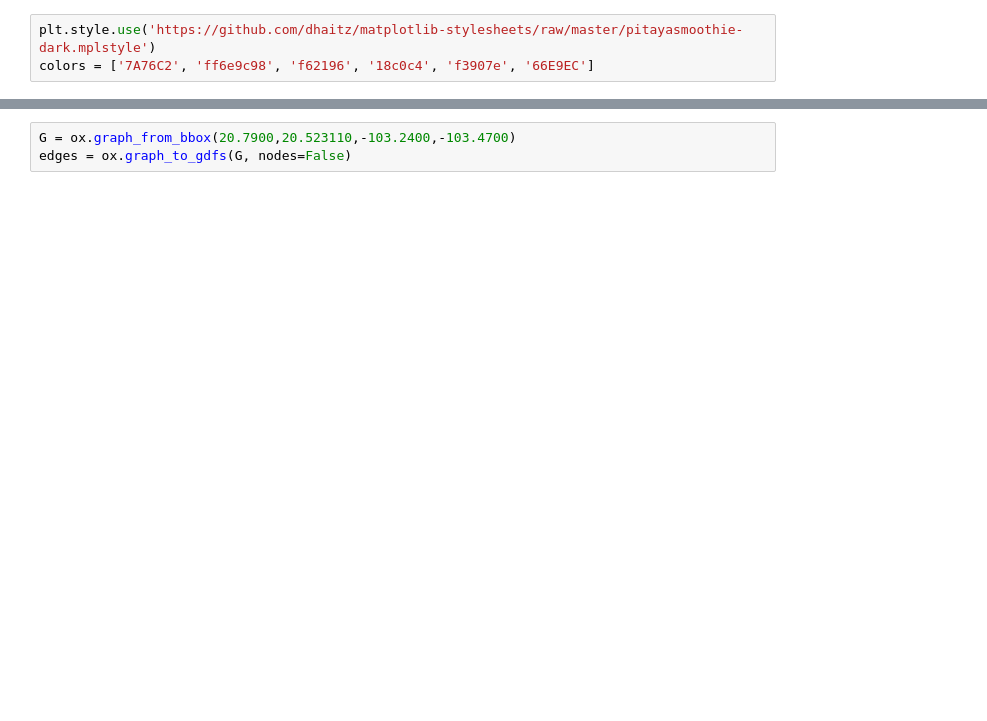
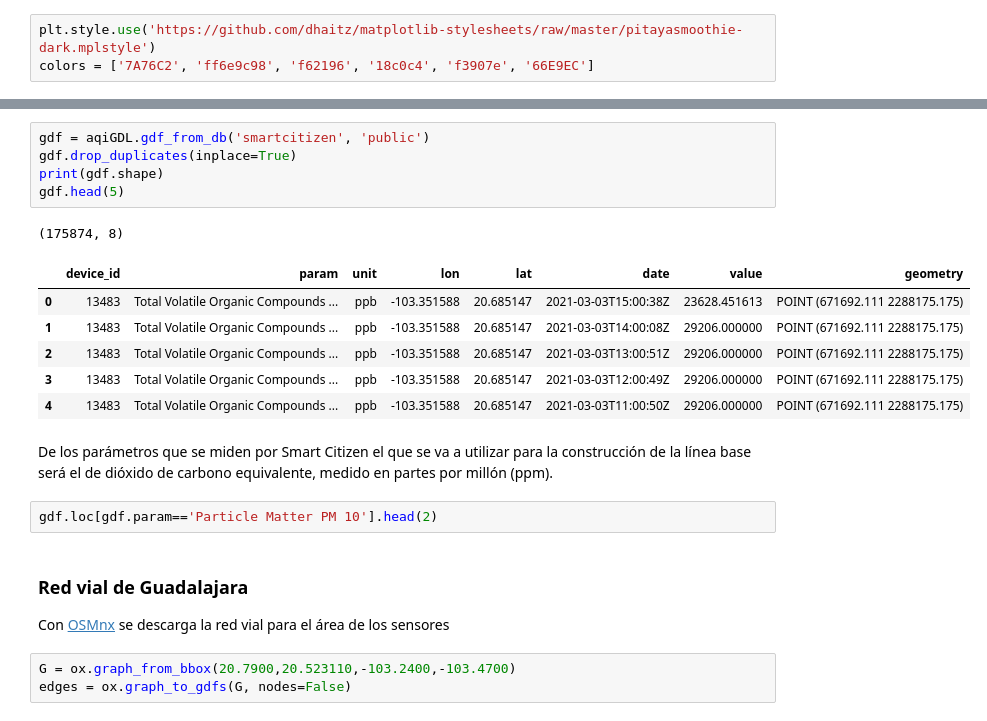
Before and after one commit to lac-analytics/gdlaire, a Jupyter notebook: notebooks/13-Compare_SIMAJ_SCK.ipynb, the cells around one changed output, grey strips where cells are left out. Cells and saved outputs as stored; diff of their text form; blank space fills up the shorter version.

```diff
--- a/notebooks/13-Compare_SIMAJ_SCK.ipynb
+++ b/notebooks/13-Compare_SIMAJ_SCK.ipynb
@@ -24,3 +46,24 @@ colors = ['7A76C2', 'ff6e9c98', 'f62196', '18c0c4', 'f3907e', '66E9EC']
+# %%
+gdf = aqiGDL.gdf_from_db('smartcitizen', 'public')
+gdf.drop_duplicates(inplace=True)
+print(gdf.shape)
+gdf.head(5)
+# %% [output]
+(175874, 8)
+|  | device_id | param | unit | lon | lat | date | value | geometry |
+| 0 | 13483 | Total Volatile Organic Compounds ... | ppb | -103.351588 | 20.685147 | 2021-03-03T15:00:38Z | 23628.451613 | POINT (671692.111 2288175.175) |
+| 1 | 13483 | Total Volatile Organic Compounds ... | ppb | -103.351588 | 20.685147 | 2021-03-03T14:00:08Z | 29206.000000 | POINT (671692.111 2288175.175) |
+| 2 | 13483 | Total Volatile Organic Compounds ... | ppb | -103.351588 | 20.685147 | 2021-03-03T13:00:51Z | 29206.000000 | POINT (671692.111 2288175.175) |
+| 3 | 13483 | Total Volatile Organic Compounds ... | ppb | -103.351588 | 20.685147 | 2021-03-03T12:00:49Z | 29206.000000 | POINT (671692.111 2288175.175) |
+| 4 | 13483 | Total Volatile Organic Compounds ... | ppb | -103.351588 | 20.685147 | 2021-03-03T11:00:50Z | 29206.000000 | POINT (671692.111 2288175.175) |
+# %% [markdown]
+De los parámetros que se miden por Smart Citizen el que se va a utilizar para la construcción de la línea base será el de dióxido de carbono equivalente, medido en partes por millón (ppm).
+# %%
+gdf.loc[gdf.param=='Particle Matter PM 10'].head(2)
+# %% [markdown]
+### Red vial de Guadalajara
+
+Con [OSMnx](https://osmnx.readthedocs.io/en/stable/) se descarga la red vial para el área de los sensores
 # %%
 G = ox.graph_from_bbox(20.7900,20.523110,-103.2400,-103.4700)
 edges = ox.graph_to_gdfs(G, nodes=False)
```
Also changed, not shown: parts of 40 cells of this notebook, 25 other files.
